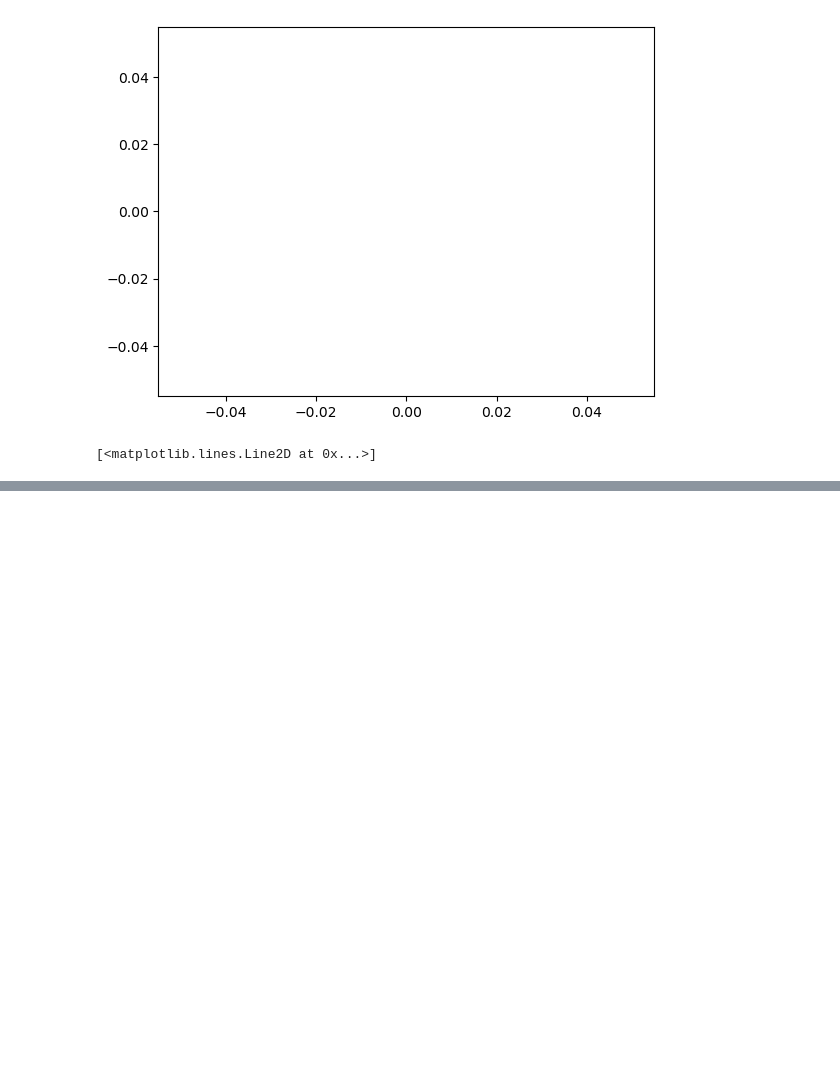
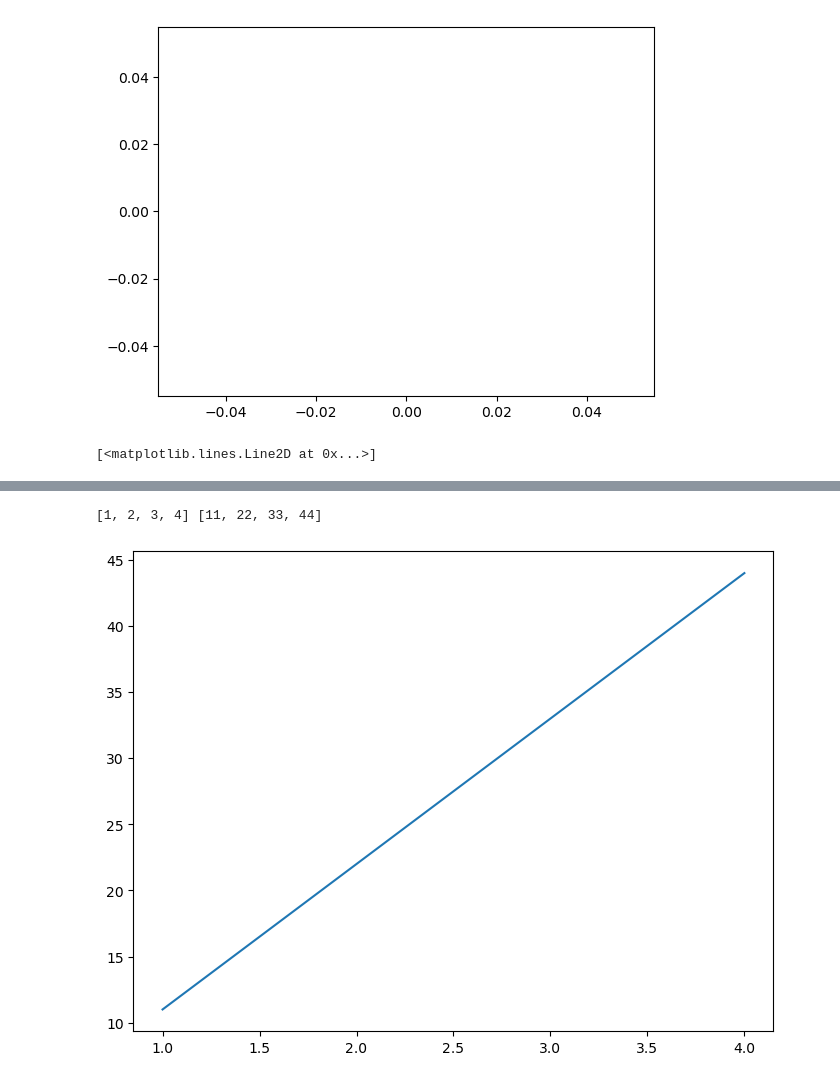
Before and after one commit to pain459/learn_ds, a Jupyter notebook: 8_matplotlib/matplot_workbook_2.ipynb, the cells around one changed output, grey strips where cells are left out. Saved outputs shown, nothing was run; the diff lists cells and outputs as text; code cells hidden in the pictures; blank space fills up the shorter version.

```diff
--- a/8_matplotlib/matplot_workbook_2.ipynb
+++ b/8_matplotlib/matplot_workbook_2.ipynb
@@ -39,0 +46,10 @@ plt.plot()  # sort of refreshing the result.
+# %%
+# 2nd method
+fig = plt.figure()  # Create a figure
+ax = fig.add_axes([1, 1, 1, 1])  # add some data
+print(x, y)
+ax.plot(x, y)
+plt.show();
+# %% [output]
+[1, 2, 3, 4] [11, 22, 33, 44]
+[figure, added]
```
Also changed, not shown: parts of 7 cells of this notebook, 1 other file.
